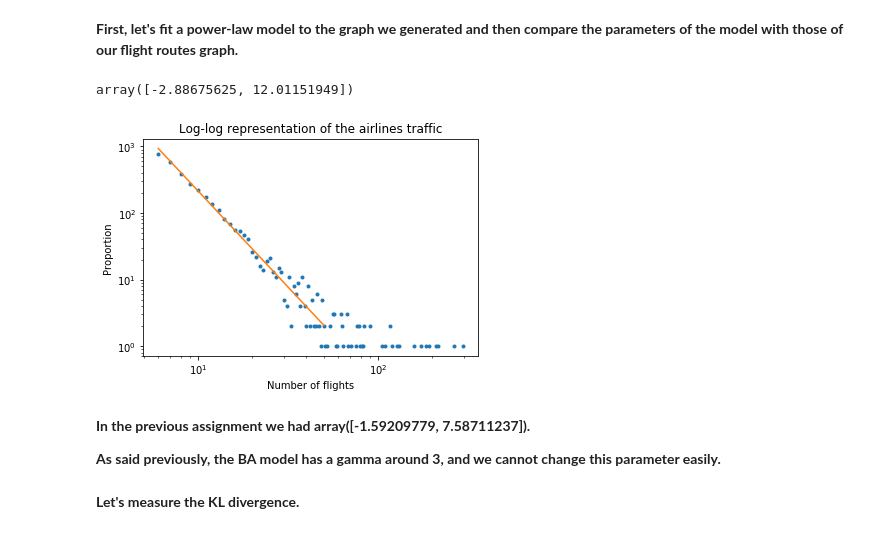
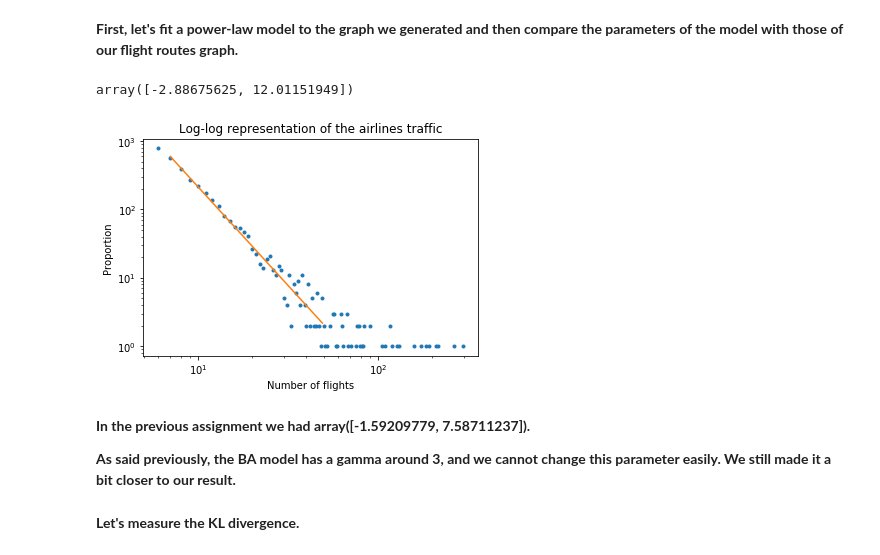
Before and after one commit to AmauV/NTDS, a Jupyter notebook: 2_network_models.ipynb, the cells around one changed output. Cells and saved outputs as stored; diff of their text form; code cells hidden in the pictures.

```diff
--- a/2_network_models.ipynb
+++ b/2_network_models.ipynb
@@ -408,30 +408,30 @@ Check the properties you expected to be similar, and compare to your network.
 **First, let's fit a power-law model to the graph we generated and then compare the parameters of the model with those of our flight routes graph.**
 # %%
 # Here we compute the parameters of the power law representing our distribution
-degrees_unique_power, degrees_freq_power = np.unique(nx_pl_degrees, return_counts=True)
+degrees_unique_pl, degrees_freq_pl = np.unique(nx_pl_degrees, return_counts=True)
 
-idx_log = [k for k in range(1, len(degrees_unique_power)) if (degrees_unique_power[k] > 1
-                                                     and degrees_unique_power[k] < 50    #Avoid border effects
-                                                     and degrees_freq_power[k] > 0) ]
+idx_log = [k for k in range(1, len(degrees_unique_pl)) if (degrees_unique_pl[k] > 1
+                                                     and degrees_unique_pl[k] < 50    #Avoid border effects
+                                                     and degrees_freq_pl[k] > 0) ]
 # Linear regression
-p_power = np.polyfit(np.log(degrees_unique_power[idx_log]), np.log(degrees_freq_power[idx_log]), 1)
+p_pl = np.polyfit(np.log(degrees_unique_pl[idx_log]), np.log(degrees_freq_pl[idx_log]), 1)
 
-plt.plot(degrees_unique_power, degrees_freq_power, '.')
-plt.plot(degrees_unique_power[idx_log_power], np.exp(p_power[0]*np.log(degrees_unique_power[idx_log_power]) + p_power[1]))
+plt.plot(degrees_unique_pl, degrees_freq_pl, '.')
+plt.plot(degrees_unique_pl[idx_log], np.exp(p_pl[0]*np.log(degrees_unique_pl[idx_log]) + p_pl[1]))
 plt.xscale('log')
 plt.yscale('log')
 plt.title('Log-log representation of the airlines traffic')
 plt.ylabel('Proportion');
 plt.xlabel('Number of flights');
 
-p_power #Parameters of the power law, gamma is the first coefficient.
+p_pl #Parameters of the power law, gamma is the first coefficient.
 # %% [output]
 array([-2.88675625, 12.01151949])
-[figure, old version]
+[figure, new version]
 # %% [markdown]
 **In the previous assignment we had array([-1.59209779,  7.58711237]).**
 
-**As said previously, the BA model has a gamma around 3, and we cannot change this parameter easily.**
+**As said previously, the BA model has a gamma around 3, and we cannot change this parameter easily. We still made it a bit closer to our result.**
 # %% [markdown]
 **Let's measure the KL divergence.**
 # %%
```
Also changed, not shown: parts of 11 cells of this notebook.
